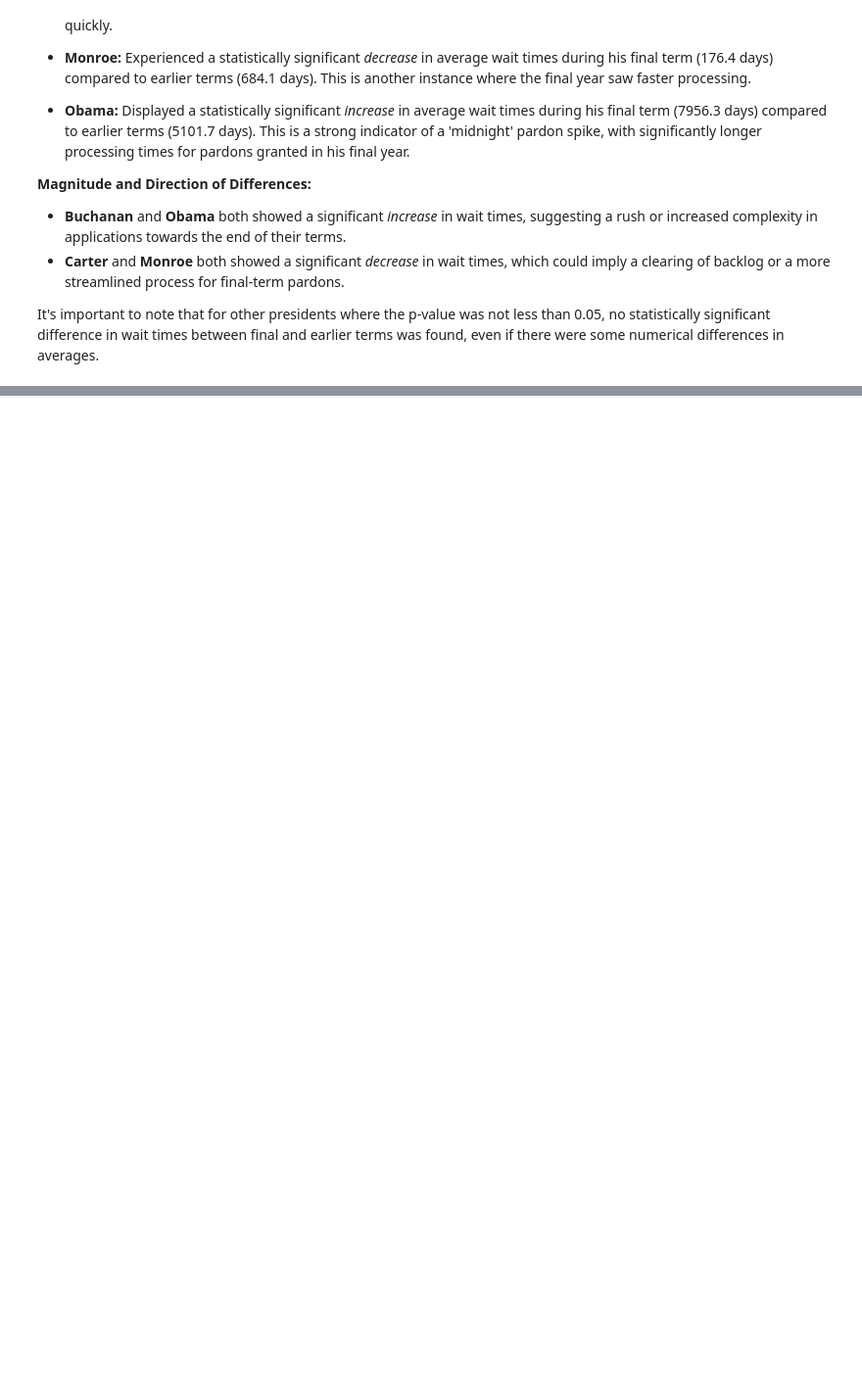
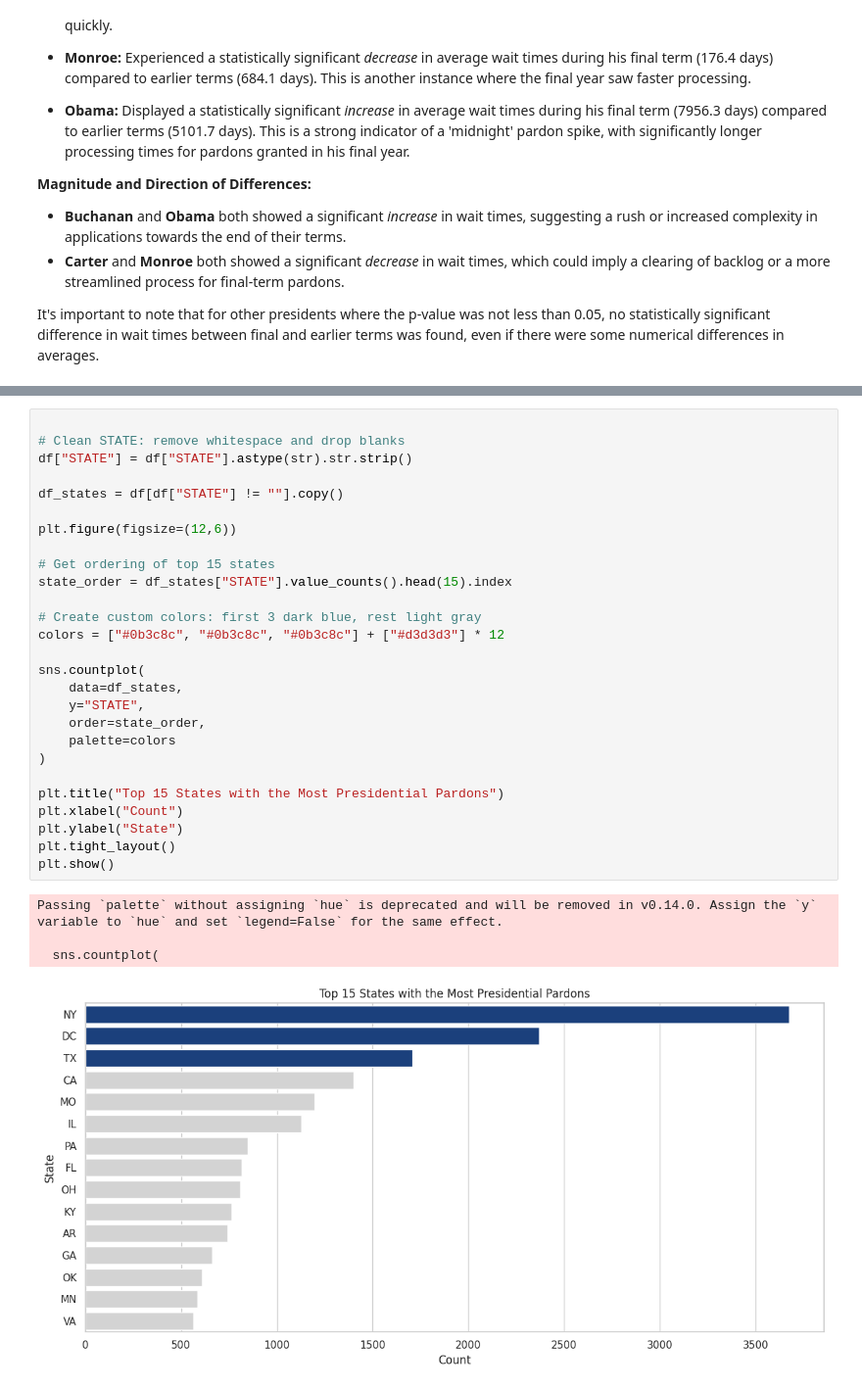
Before and after one commit to GraceSchmidt1/Group2_US_Pardons, a Jupyter notebook: US_Pardons_EDA.ipynb, the cells around one changed output, grey strips where cells are left out. Shown: that part at 98% size. Drawn from its saved outputs; the diff is of its cells as text; blank space fills up the shorter version.

```diff
--- a/US_Pardons_EDA.ipynb
+++ b/US_Pardons_EDA.ipynb
@@ -677,0 +733,32 @@ It's important to note that for other presidents where the p-value was not less
+# %%
+
+# Clean STATE: remove whitespace and drop blanks
+df["STATE"] = df["STATE"].astype(str).str.strip()
+
+df_states = df[df["STATE"] != ""].copy()
+
+plt.figure(figsize=(12,6))
+
+# Get ordering of top 15 states
+state_order = df_states["STATE"].value_counts().head(15).index
+
+# Create custom colors: first 3 dark blue, rest light gray
+colors = ["#0b3c8c", "#0b3c8c", "#0b3c8c"] + ["#d3d3d3"] * 12
+
+sns.countplot(
+    data=df_states,
+    y="STATE",
+    order=state_order,
+    palette=colors
+)
+
+plt.title("Top 15 States with the Most Presidential Pardons")
+plt.xlabel("Count")
+plt.ylabel("State")
+plt.tight_layout()
+plt.show()
+# %% [output]
+Passing `palette` without assigning `hue` is deprecated and will be removed in v0.14.0. Assign the `y` variable to `hue` and set `legend=False` for the same effect.
+
+  sns.countplot(
+[figure, added]
```
Also changed, not shown: parts of 4 cells of this notebook.
